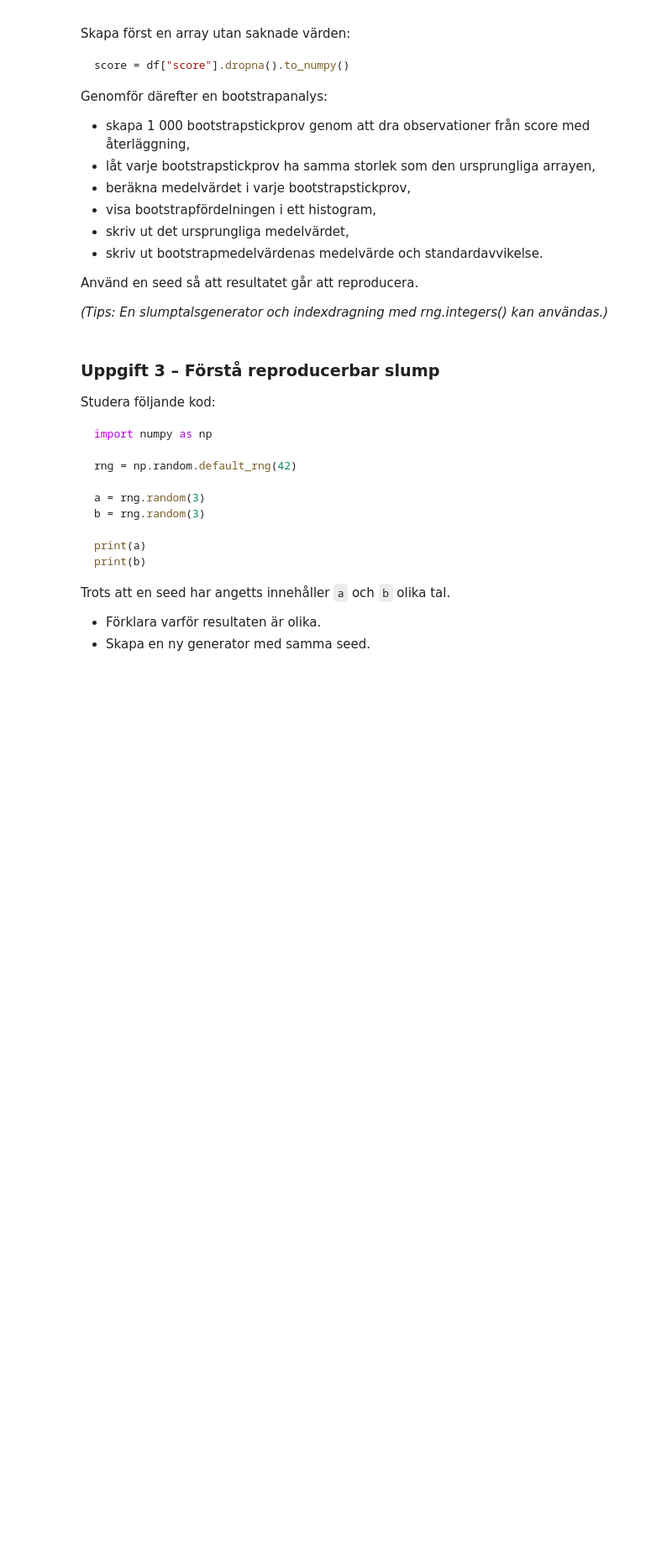
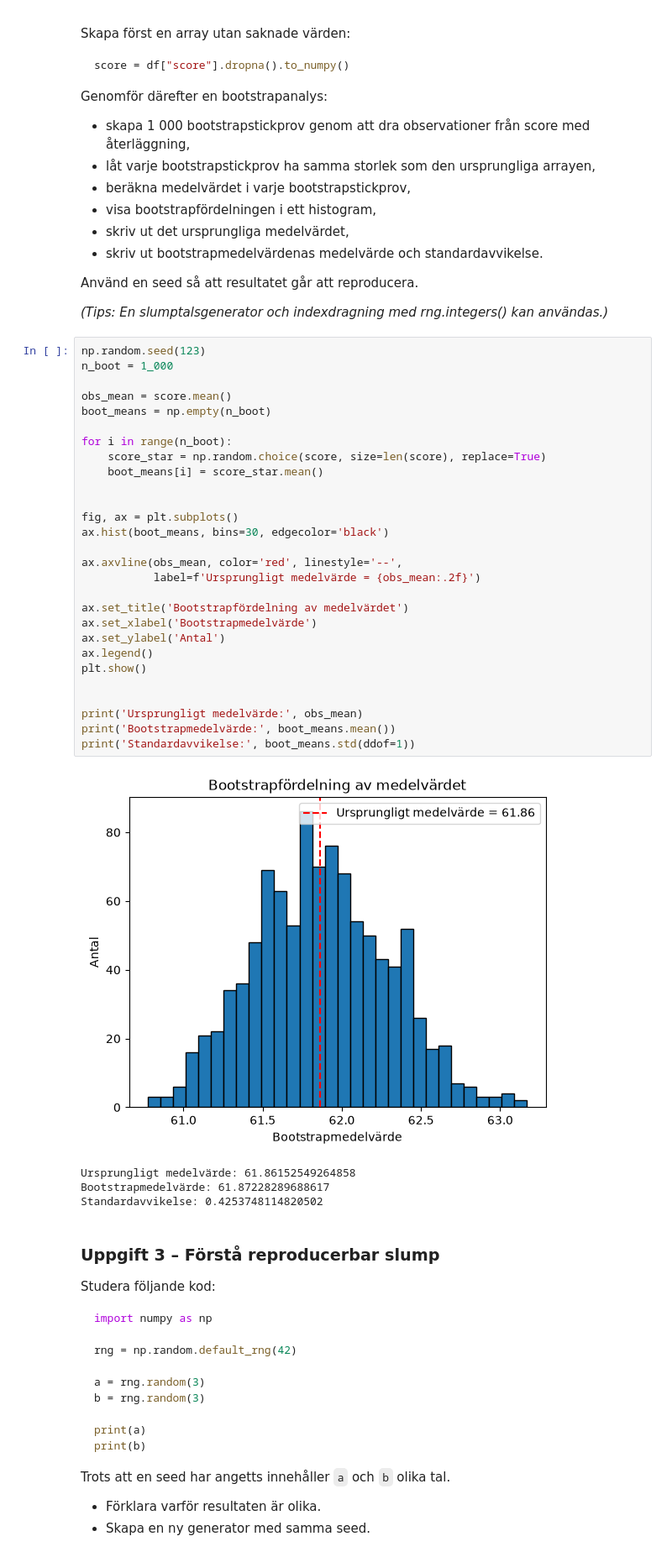
Before and after one commit to Hakan-Fridlund/PYSTDA45-Pythonprogrammering-och-statistisk-dataanalys, a Jupyter notebook: exercises/week6_exercises.ipynb, the cells around one changed output. Shown at 84% size. Drawn from its saved outputs; the diff is of its cells as text; blank space fills up the shorter version.

```diff
--- a/exercises/week6_exercises.ipynb
+++ b/exercises/week6_exercises.ipynb
@@ -128,6 +188,39 @@ Genomför därefter en bootstrapanalys:
 Använd en seed så att resultatet går att reproducera.
 
 *(Tips: En slumptalsgenerator och indexdragning med rng.integers() kan användas.)*
+# %%
+np.random.seed(123)
+n_boot = 1_000
+
+obs_mean = score.mean()
+boot_means = np.empty(n_boot)
+
+for i in range(n_boot):
+    score_star = np.random.choice(score, size=len(score), replace=True)
+    boot_means[i] = score_star.mean()
+
+
+fig, ax = plt.subplots()
+ax.hist(boot_means, bins=30, edgecolor='black')
+
+ax.axvline(obs_mean, color='red', linestyle='--',
+           label=f'Ursprungligt medelvärde = {obs_mean:.2f}')
+
+ax.set_title('Bootstrapfördelning av medelvärdet')
+ax.set_xlabel('Bootstrapmedelvärde')
+ax.set_ylabel('Antal')
+ax.legend()
+plt.show()
+
+
+print('Ursprungligt medelvärde:', obs_mean)
+print('Bootstrapmedelvärde:', boot_means.mean())
+print('Standardavvikelse:', boot_means.std(ddof=1))
+# %% [output]
+[figure, added]
+Ursprungligt medelvärde: 61.86152549264858
+Bootstrapmedelvärde: 61.87228289688617
+Standardavvikelse: 0.4253748114820502
 # %% [markdown]
 ### Uppgift 3 – Förstå reproducerbar slump
 
```
Also changed, not shown: parts of 10 cells of this notebook, 2 other files.
